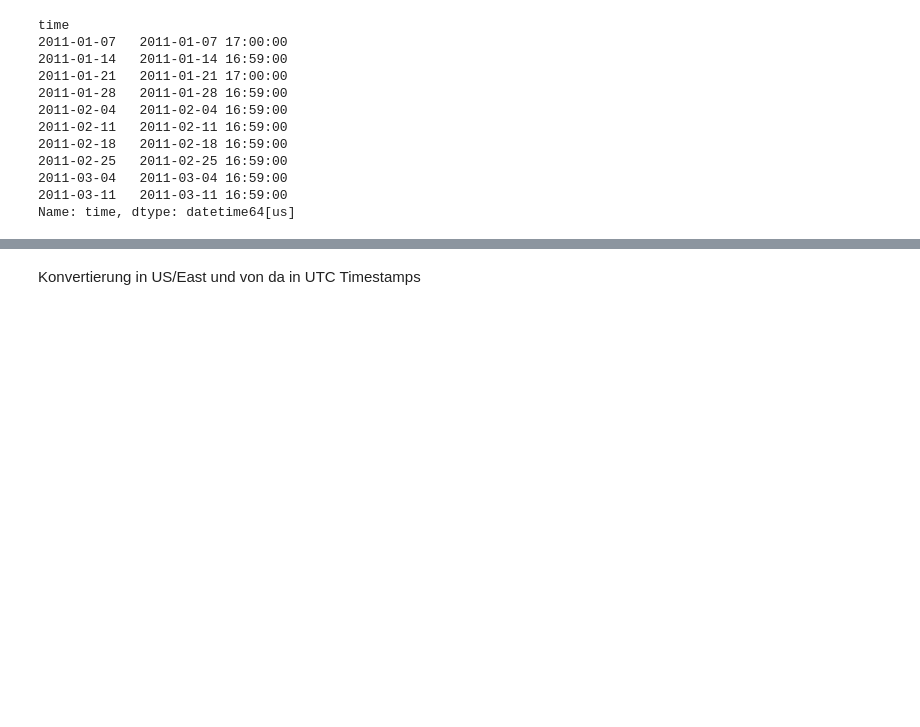
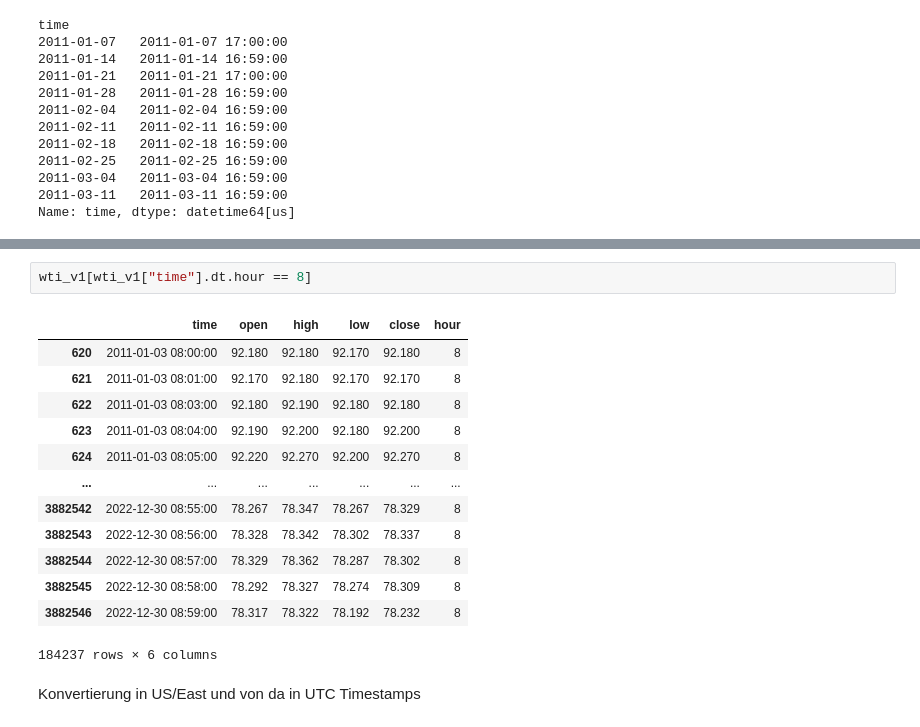
Before and after one commit to fstevener/trump_oil_analysis_v2, a Jupyter notebook: 01_notebooks/1.0_preprocessing_wti.ipynb, the cells around one changed output, grey strips where cells are left out. Cells and saved outputs as stored; diff of their text form; blank space fills up the shorter version.

```diff
--- a/01_notebooks/1.0_preprocessing_wti.ipynb
+++ b/01_notebooks/1.0_preprocessing_wti.ipynb
@@ -80,3 +99,19 @@ Name: time, dtype: datetime64[us]
+# %%
+wti_v1[wti_v1["time"].dt.hour == 8]
+# %% [output]
+|  | time | open | high | low | close | hour |
+| 620 | 2011-01-03 08:00:00 | 92.180 | 92.180 | 92.170 | 92.180 | 8 |
+| 621 | 2011-01-03 08:01:00 | 92.170 | 92.180 | 92.170 | 92.170 | 8 |
+| 622 | 2011-01-03 08:03:00 | 92.180 | 92.190 | 92.180 | 92.180 | 8 |
+| 623 | 2011-01-03 08:04:00 | 92.190 | 92.200 | 92.180 | 92.200 | 8 |
+| 624 | 2011-01-03 08:05:00 | 92.220 | 92.270 | 92.200 | 92.270 | 8 |
+| ... | ... | ... | ... | ... | ... | ... |
+| 3882542 | 2022-12-30 08:55:00 | 78.267 | 78.347 | 78.267 | 78.329 | 8 |
+| 3882543 | 2022-12-30 08:56:00 | 78.328 | 78.342 | 78.302 | 78.337 | 8 |
+| 3882544 | 2022-12-30 08:57:00 | 78.329 | 78.362 | 78.287 | 78.302 | 8 |
+| 3882545 | 2022-12-30 08:58:00 | 78.292 | 78.327 | 78.274 | 78.309 | 8 |
+| 3882546 | 2022-12-30 08:59:00 | 78.317 | 78.322 | 78.192 | 78.232 | 8 |
+184237 rows × 6 columns
 # %% [markdown]
 Konvertierung in US/East und von da in UTC Timestamps
 # %%
```
Also changed, not shown: parts of 10 cells of this notebook, 3 other files.
